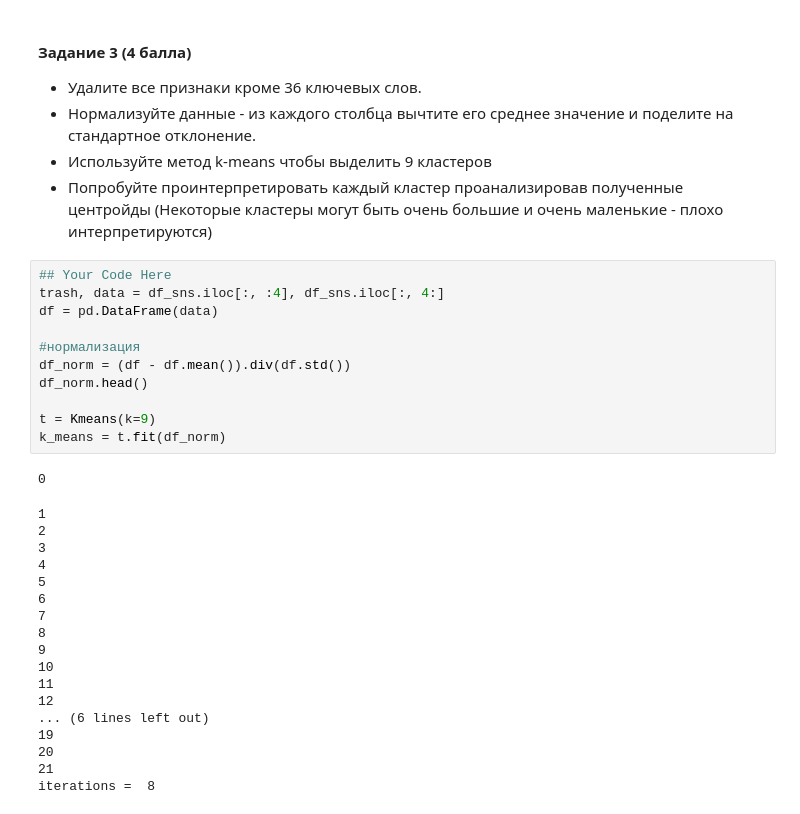
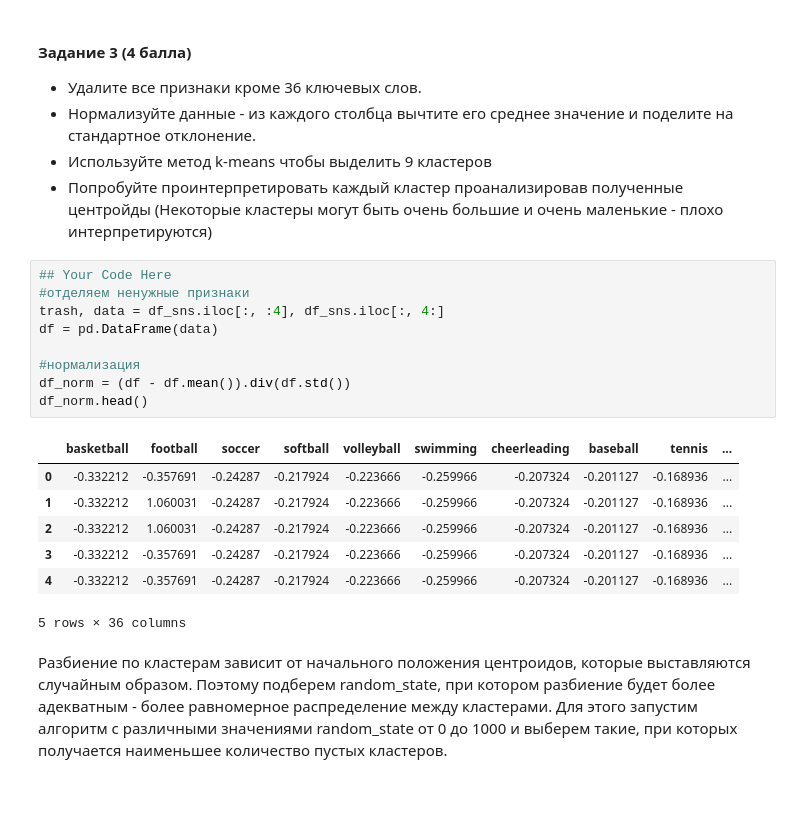
Before and after one commit to is-kozlov/sphere_hw, a Jupyter notebook: Kozlov.ipynb, the cells around one changed output. Drawn from its saved outputs; the diff is of its cells as text.

Commit message:
Доделано задание 3, оптимизирован алгоритм 	изменено:      Kozlov.ipynb

```diff
--- a/Kozlov.ipynb
+++ b/Kozlov.ipynb
@@ -598,32 +582,21 @@ df_sns.head()
 * Попробуйте проинтерпретировать каждый кластер проанализировав полученные центройды (Некоторые кластеры могут быть очень большие и очень маленькие - плохо интерпретируются)
 # %%
 ## Your Code Here
+#отделяем ненужные признаки
 trash, data = df_sns.iloc[:, :4], df_sns.iloc[:, 4:]
 df = pd.DataFrame(data)
 
 #нормализация
 df_norm = (df - df.mean()).div(df.std())
 df_norm.head()
-
-t = Kmeans(k=9)
-k_means = t.fit(df_norm)
 # %% [output]
+|  | basketball | football | soccer | softball | volleyball | swimming | cheerleading | baseball | tennis | ... |
+| 0 | -0.332212 | -0.357691 | -0.24287 | -0.217924 | -0.223666 | -0.259966 | -0.207324 | -0.201127 | -0.168936 | ... |
+| 1 | -0.332212 | 1.060031 | -0.24287 | -0.217924 | -0.223666 | -0.259966 | -0.207324 | -0.201127 | -0.168936 | ... |
+| 2 | -0.332212 | 1.060031 | -0.24287 | -0.217924 | -0.223666 | -0.259966 | -0.207324 | -0.201127 | -0.168936 | ... |
+| 3 | -0.332212 | -0.357691 | -0.24287 | -0.217924 | -0.223666 | -0.259966 | -0.207324 | -0.201127 | -0.168936 | ... |
+| 4 | -0.332212 | -0.357691 | -0.24287 | -0.217924 | -0.223666 | -0.259966 | -0.207324 | -0.201127 | -0.168936 | ... |
-0
+5 rows × 36 columns
-1
-2
-3
-4
-5
-6
-7
-8
-9
-10
-11
-12
-... (6 lines left out)
-19
-20
-21
-iterations =  8
+# %% [markdown]
+Разбиение по кластерам зависит от начального положения центроидов, которые выставляются случайным образом. Поэтому подберем random_state, при котором разбиение будет более адекватным - более равномерное распределение между кластерами. Для этого запустим алгоритм с различными значениями random_state от 0 до 1000 и выберем такие, при которых получается наименьшее количество пустых кластеров.
 # %%
```
Also changed, not shown: parts of 11 cells of this notebook.
